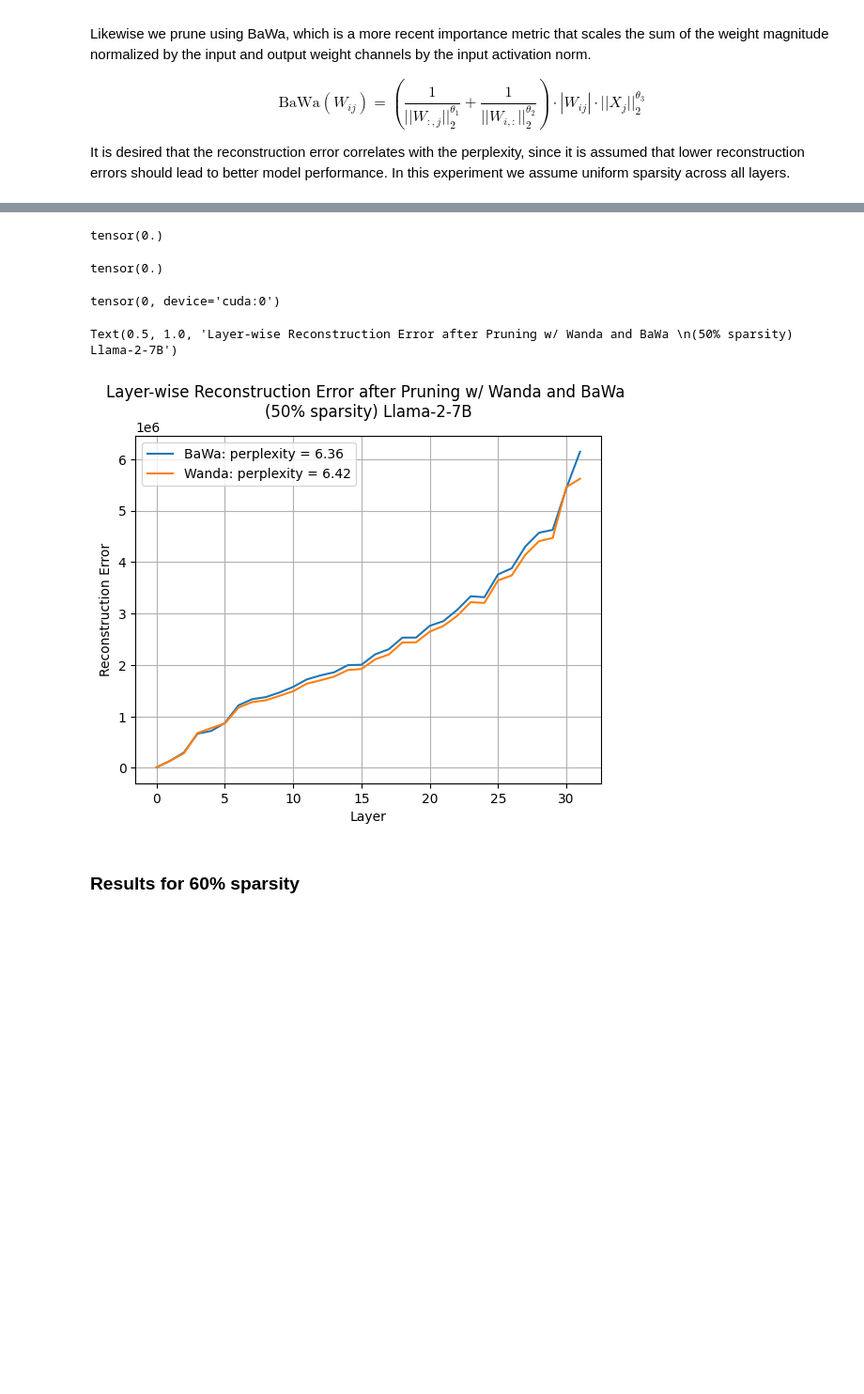
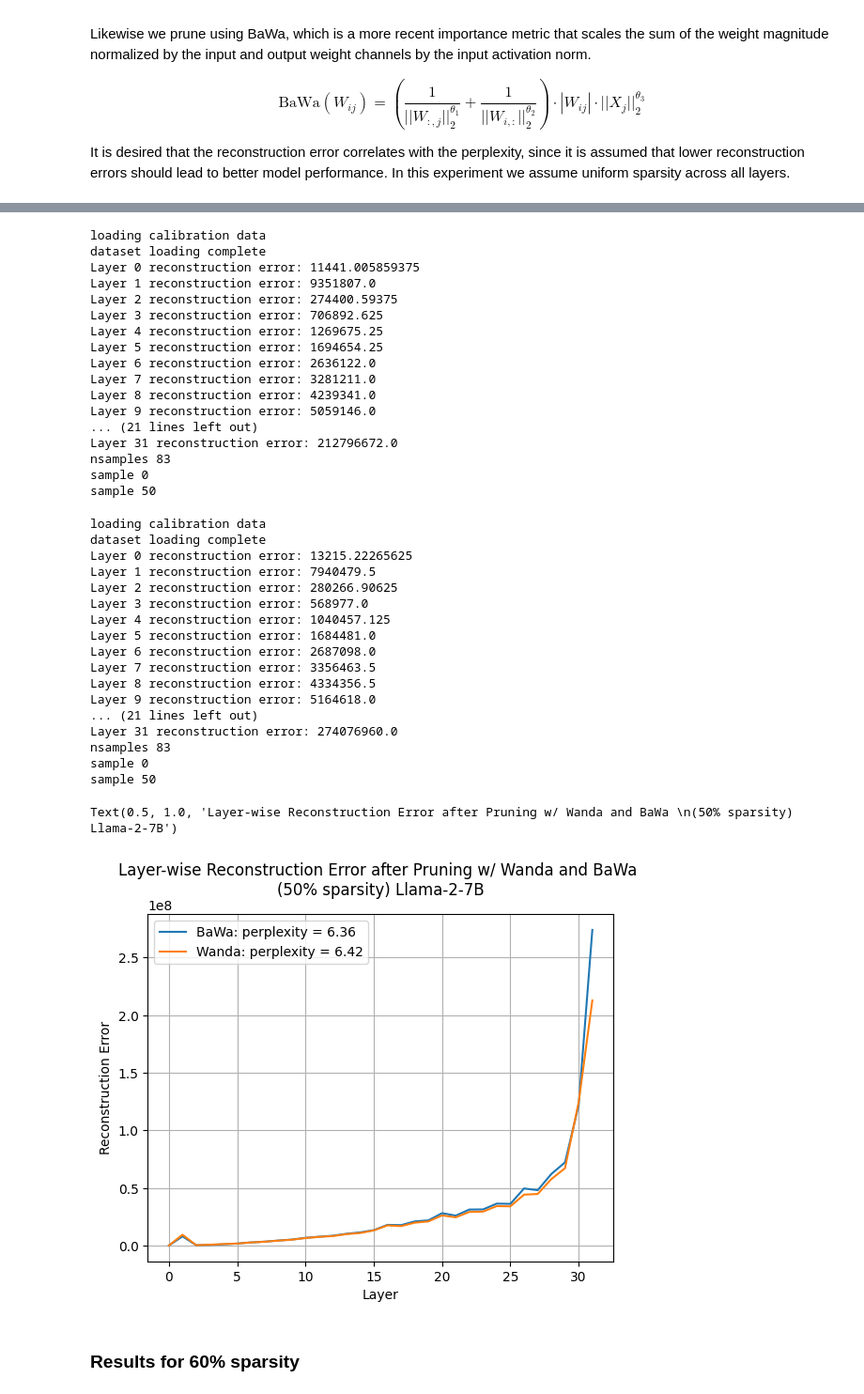
Before and after one commit to ldfrancis/esie, a Jupyter notebook: notebooks/sparsity_and_importance_metric.ipynb, the cells around one changed output, grey strips where cells are left out. Shown at 94% size. Saved outputs shown, nothing was run; the diff lists cells and outputs as text; code cells hidden in the pictures; blank space fills up the shorter version.

Commit message:
Update prune usage

```diff
--- a/notebooks/sparsity_and_importance_metric.ipynb
+++ b/notebooks/sparsity_and_importance_metric.ipynb
@@ -12,7 +12,7 @@ import matplotlib.pyplot as plt
 ### Model and Tokenizer
 # %%
 model_name = "meta-llama/Llama-2-7b-hf"
-model = AutoModelForCausalLM.from_pretrained(model_name, device_map="cpu", dtype=torch.float16)
+model = AutoModelForCausalLM.from_pretrained(model_name, device_map="auto", dtype=torch.float16)
 tokenizer = AutoTokenizer.from_pretrained(model_name)
 # %% [markdown]
 ### Calibration datasets
@@ -238,12 +49,0 @@ val = (res.abs() > 1000 * mean_act).float().sum(dim=0)
-# %%
-val.max()
-# %% [output]
-tensor(0.)
-# %%
-val[349520]
-# %% [output]
-tensor(0.)
-# %%
-(weight.abs() > 100 * weight.abs().mean(dim=1, keepdim=True)).sum()
-# %% [output]
-tensor(0, device='cuda:0')
@@ -256,25 +50,62 @@ torch.cuda.empty_cache()
-# %%
-del model
-gc.collect()
-torch.cuda.empty_cache()
-
-model = AutoModelForCausalLM.from_pretrained(model_name)
-bawa_reconstruction_errors = prune_bawa(model, fw_train_data, 0.5)
-bawa_perplexity = eval_ppl(model, w2_test_data, SEQUENCE_LEN,  bs=1, device="cuda")
 # %%
+reconstruction_errors = prune_default(model, fw_train_data, 0.5, theta1=0, theta2=0, theta3=1)
+perplexity = eval_ppl(model, w2_test_data, SEQUENCE_LEN,  bs=1, device="cuda")
+
+del model
+gc.collect()
+torch.cuda.empty_cache()
+
+model = AutoModelForCausalLM.from_pretrained(model_name, device_map="auto", dtype=torch.float16)
+bawa_reconstruction_errors = prune_default(model, fw_train_data, 0.5)
+bawa_perplexity = eval_ppl(model, w2_test_data, SEQUENCE_LEN,  bs=1, device="cuda")
+
 # plot the reconstruction errors. Give appropriate labels and title
 # write the perplexity on the plot
 plt.plot(bawa_reconstruction_errors)
 plt.plot(reconstruction_errors)
 plt.legend([f"BaWa: perplexity = {bawa_perplexity:.2f}", f"Wanda: perplexity = {perplexity:.2f}"])
 plt.xlabel("Layer")
 plt.ylabel("Reconstruction Error")
 plt.grid()
 plt.title("Layer-wise Reconstruction Error after Pruning w/ Wanda and BaWa \n(50% sparsity) Llama-2-7B", wrap=True)
 # plt.text(0.5, max(reconstruction_errors)*0.9, f"Perplexity: {perplexity:.2f}", fontsize=12);
 # %% [output]
-Text(0.5, 1.0, 'Layer-wise Reconstruction Error after Pruning w/ Wanda and BaWa \n(50% sparsity) Llama-2-7B')
+loading calibration data
+dataset loading complete
+Layer 0 reconstruction error: 11441.005859375
+Layer 1 reconstruction error: 9351807.0
+Layer 2 reconstruction error: 274400.59375
+Layer 3 reconstruction error: 706892.625
+Layer 4 reconstruction error: 1269675.25
+Layer 5 reconstruction error: 1694654.25
+Layer 6 reconstruction error: 2636122.0
+Layer 7 reconstruction error: 3281211.0
+Layer 8 reconstruction error: 4239341.0
+Layer 9 reconstruction error: 5059146.0
+... (21 lines left out)
+Layer 31 reconstruction error: 212796672.0
+nsamples 83
+sample 0
+sample 50
+loading calibration data
+dataset loading complete
+Layer 0 reconstruction error: 13215.22265625
+Layer 1 reconstruction error: 7940479.5
+Layer 2 reconstruction error: 280266.90625
+Layer 3 reconstruction error: 568977.0
+Layer 4 reconstruction error: 1040457.125
+Layer 5 reconstruction error: 1684481.0
+Layer 6 reconstruction error: 2687098.0
+Layer 7 reconstruction error: 3356463.5
+Layer 8 reconstruction error: 4334356.5
+Layer 9 reconstruction error: 5164618.0
+... (21 lines left out)
+Layer 31 reconstruction error: 274076960.0
+nsamples 83
+sample 0
+sample 50
+Text(0.5, 1.0, 'Layer-wise Reconstruction Error after Pruning w/ Wanda and BaWa \n(50% sparsity) Llama-2-7B')
-[figure, old version]
+[figure, new version]
 # %% [markdown]
 ### Results for 60% sparsity
 # %%
```
Also changed, not shown: parts of 14 cells of this notebook, 1 other file.
